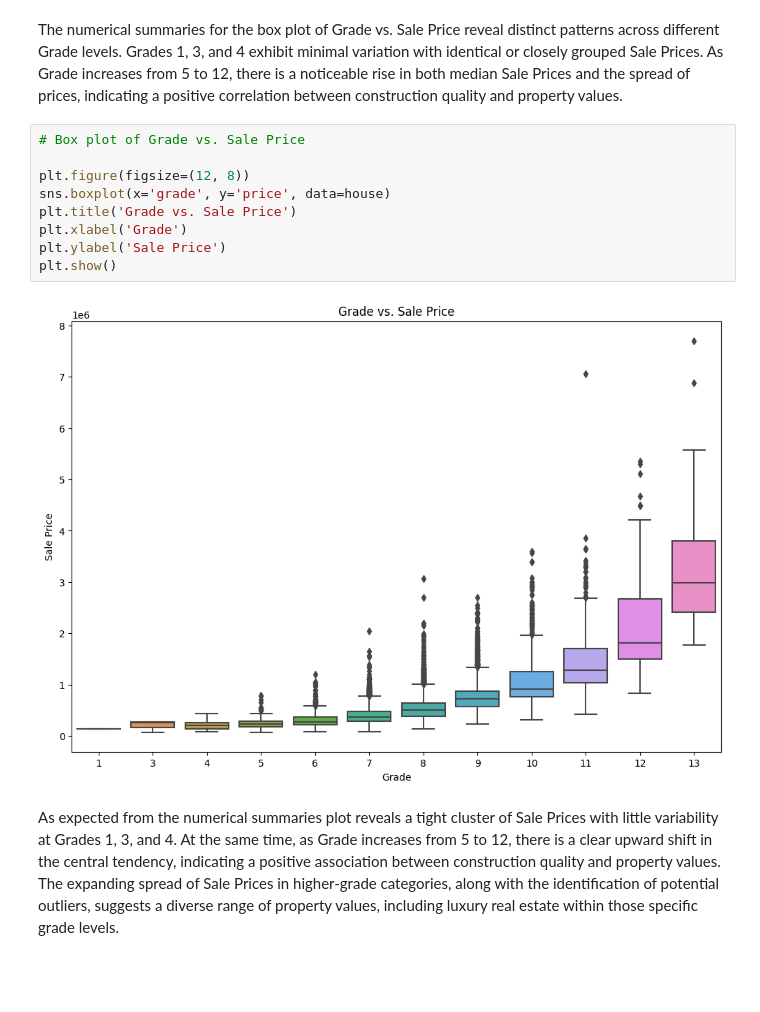
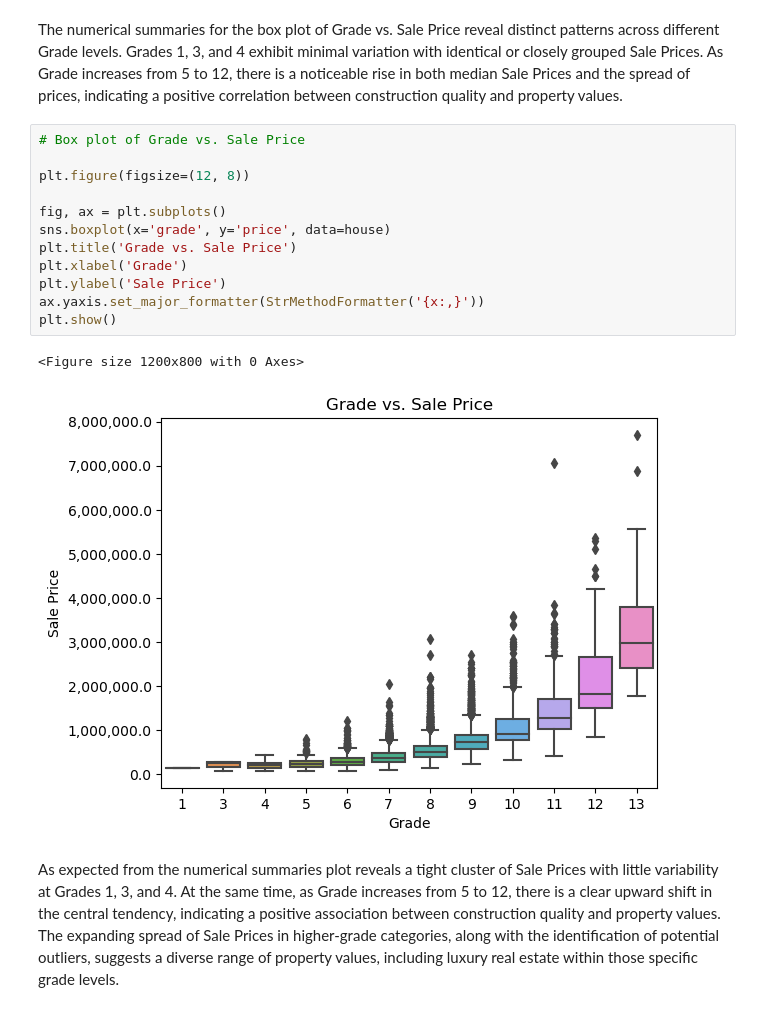
Before and after one commit to srraDs/STINTSY-MP, a Jupyter notebook: MP.ipynb, the cells around one changed output. Cells and saved outputs as stored; diff of their text form; blank space fills up the shorter version.

```diff
--- a/MP.ipynb
+++ b/MP.ipynb
@@ -413,14 +408,18 @@ The numerical summaries for the box plot of Grade vs. Sale Price reveal distinct
 # %%
 # Box plot of Grade vs. Sale Price
 
 plt.figure(figsize=(12, 8))
+
+fig, ax = plt.subplots()
 sns.boxplot(x='grade', y='price', data=house)
 plt.title('Grade vs. Sale Price')
 plt.xlabel('Grade')
 plt.ylabel('Sale Price')
+ax.yaxis.set_major_formatter(StrMethodFormatter('{x:,}'))
 plt.show()
 # %% [output]
+<Figure size 1200x800 with 0 Axes>
-[figure, old version]
+[figure, new version]
 # %% [markdown]
 As expected from the numerical summaries plot reveals a tight cluster of Sale Prices with little variability at Grades 1, 3, and 4. At the same time, as Grade increases from 5 to 12, there is a clear upward shift in the central tendency, indicating a positive association between construction quality and property values. The expanding spread of Sale Prices in higher-grade categories, along with the identification of potential outliers, suggests a diverse range of property values, including luxury real estate within those specific grade levels.
 # %% [markdown]
```
Also changed, not shown: parts of 13 cells of this notebook.
